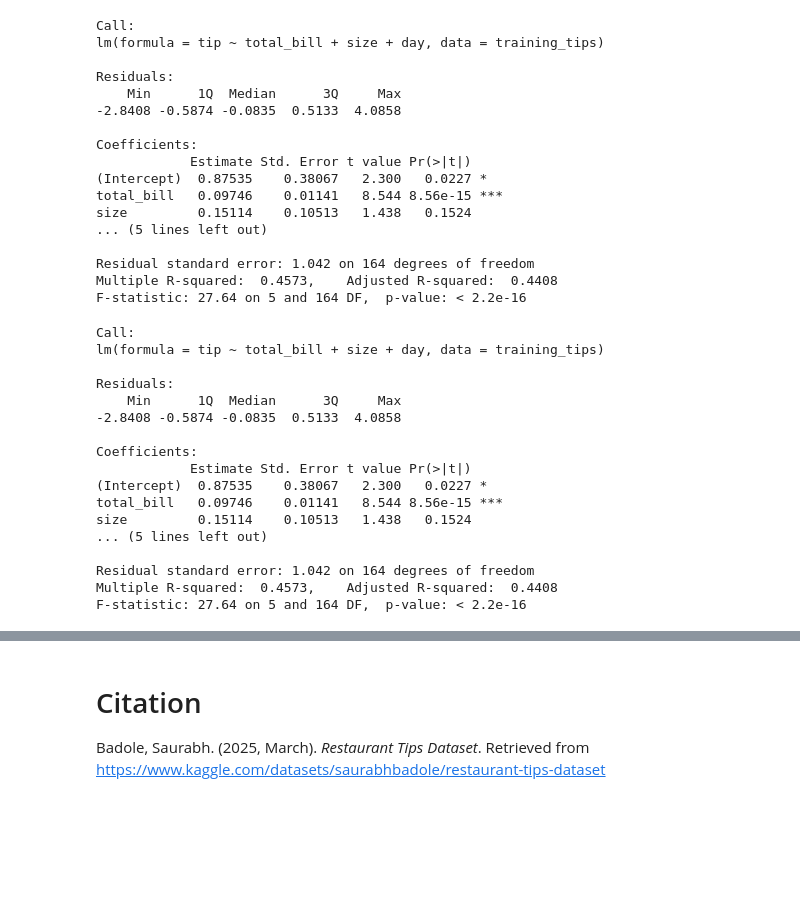
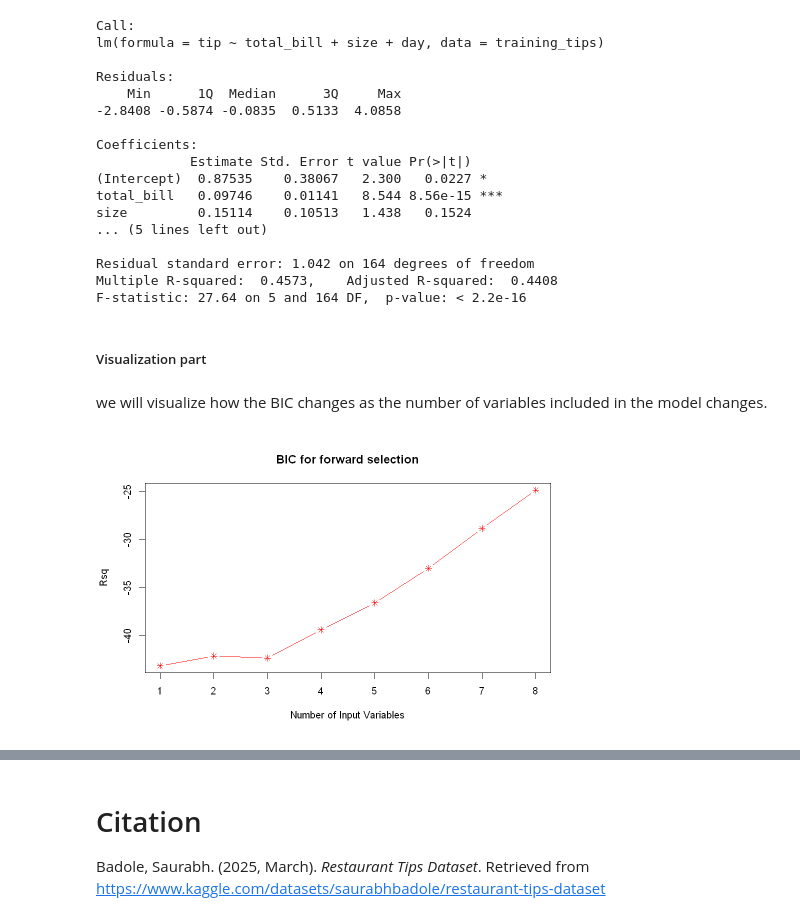
Before and after one commit to JustinTrenchcoat/STAT_301_Personal_Project, a Jupyter notebook: analysis.ipynb, the cells around one changed output, grey strips where cells are left out. Cells and saved outputs as stored; diff of their text form; code cells hidden in the pictures; blank space fills up the shorter version.

```diff
--- a/analysis.ipynb
+++ b/analysis.ipynb
@@ -234,25 +236,17 @@ size         0.15114    0.10513   1.438   0.1524
 Residual standard error: 1.042 on 164 degrees of freedom
 Multiple R-squared:  0.4573,    Adjusted R-squared:  0.4408
 F-statistic: 27.64 on 5 and 164 DF,  p-value: < 2.2e-16
-# %%
-tip_test <- lm(tip~total_bill+size+day, data=training_tips)
-
-summary(tip_test)
-# %% [output]
-Call:
-lm(formula = tip ~ total_bill + size + day, data = training_tips)
-
-Residuals:
-    Min      1Q  Median      3Q     Max
--2.8408 -0.5874 -0.0835  0.5133  4.0858
-
-Coefficients:
-            Estimate Std. Error t value Pr(>|t|)
-(Intercept)  0.87535    0.38067   2.300   0.0227 *
-total_bill   0.09746    0.01141   8.544 8.56e-15 ***
-size         0.15114    0.10513   1.438   0.1524
-... (5 lines left out)
-
-Residual standard error: 1.042 on 164 degrees of freedom
-Multiple R-squared:  0.4573,    Adjusted R-squared:  0.4408
-F-statistic: 27.64 on 5 and 164 DF,  p-value: < 2.2e-16
+# %% [markdown]
+##### Visualization part
+# %% [markdown]
+we will visualize how the BIC changes as the number of variables included in the model changes.
+# %%
+plot(summary(tip_forward_sel)$bic,
+    main="BIC for forward selection",
+    xlab="Number of Input Variables",
+    ylab="Rsq",
+    type="b",
+    pch=8,
+    col="red")
+# %% [output]
+[figure, added]
```
Also changed, not shown: parts of 2 cells of this notebook.
